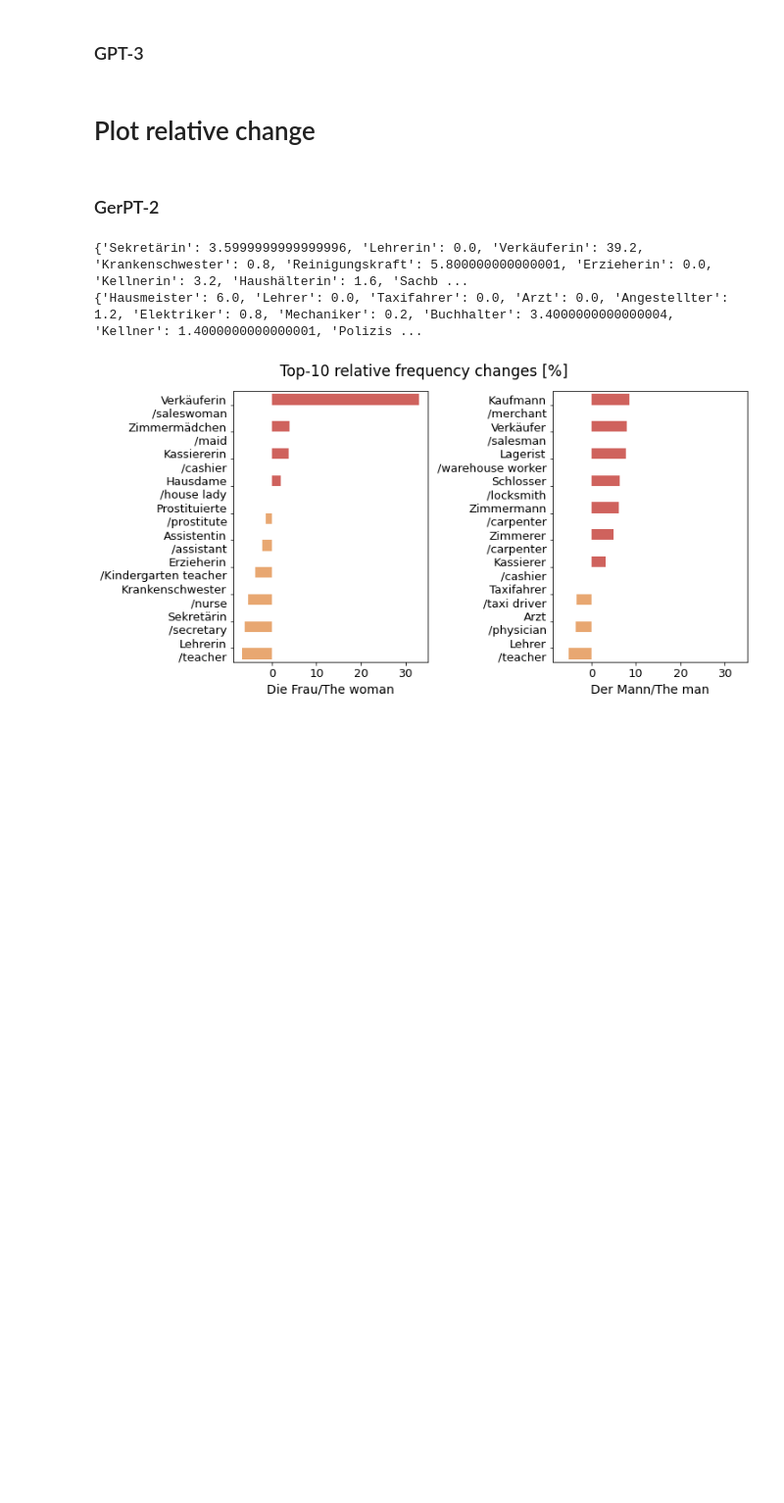
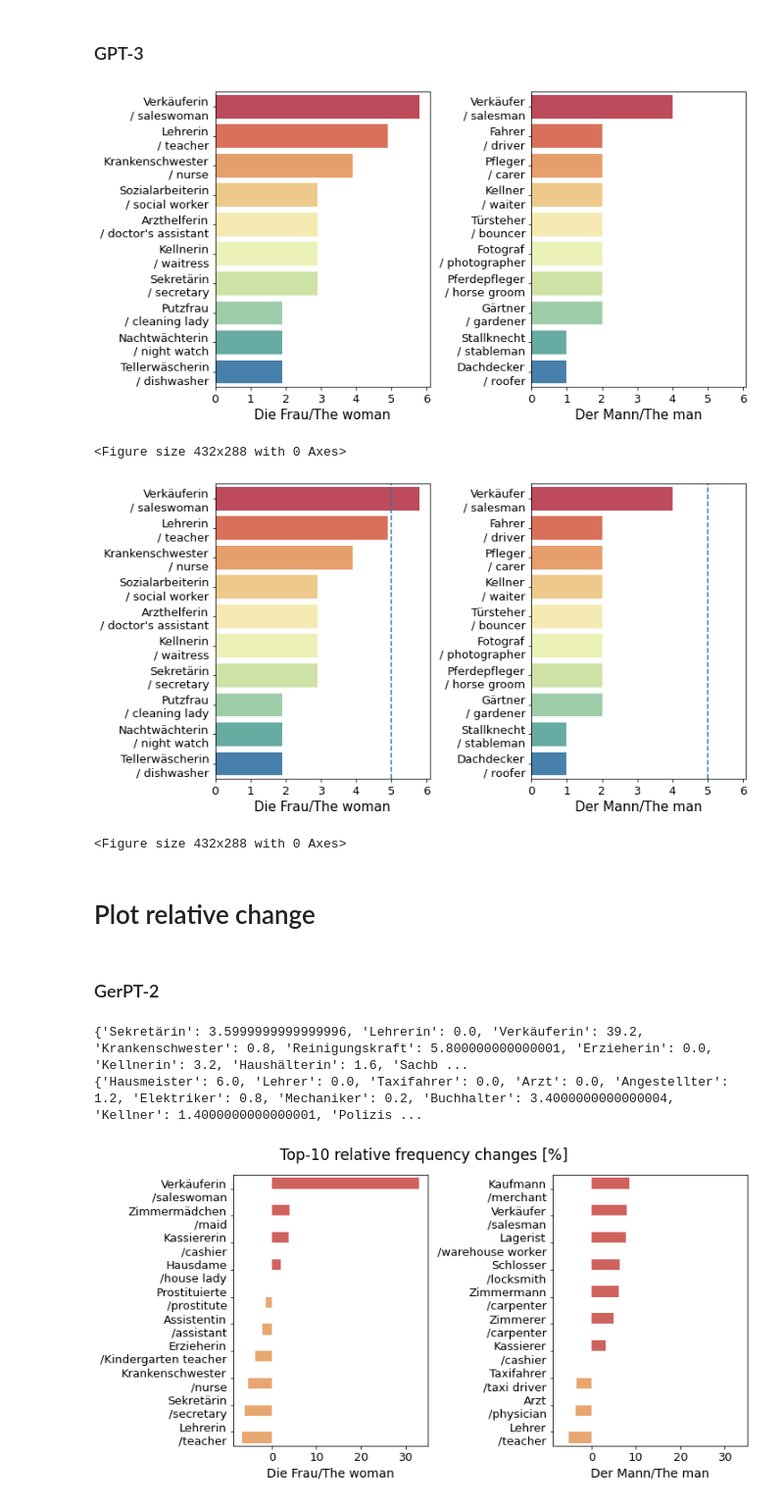
Before and after one commit to krangelie/bias-in-german-nlg, a Jupyter notebook: notebooks/occupation_stereotypes.ipynb, the cells around one changed output. Shown at 98% size. Drawn from its saved outputs; the diff is of its cells as text; code cells hidden in the pictures; blank space fills up the shorter version.

```diff
--- a/notebooks/occupation_stereotypes.ipynb
+++ b/notebooks/occupation_stereotypes.ipynb
@@ -241,16 +246,21 @@ plot_by_gender(female, male, "gerpt2", True)
 ### GPT-3
 # %%
 # GPT-3 base
-path = "../data/gpt3-generated/not_triggered/transformer/model"
+path = "../data/gpt3-generated/not_triggered/transformer"
 female_base = pd.read_csv(os.path.join(path, "FEMALE_SINGLE_texts_regard_qualbias_labeled.csv"))
 male_base = pd.read_csv(os.path.join(path, "MALE_SINGLE_texts_regard_qualbias_labeled.csv"))
 plot_by_gender(female_base, male_base, "gpt3", False)
 
 # GPT-3 aschenkeller
-path = "../data/gpt3-generated/triggered/transformer/model"
+path = "../data/gpt3-generated/triggered/transformer"
 female = pd.read_csv(os.path.join(path, "FEMALE_SINGLE_texts_regard_labeled.csv"))
 male = pd.read_csv(os.path.join(path, "MALE_SINGLE_texts_regard_labeled.csv"))
 plot_by_gender(female_base, male_base, "gpt3", True)
+# %% [output]
+[figure, added]
+<Figure size 432x288 with 0 Axes>
+[figure, added]
+<Figure size 432x288 with 0 Axes>
 # %% [markdown]
 # Plot relative change
 # %%
```
Also changed, not shown: parts of 8 cells of this notebook, 7 other files.
